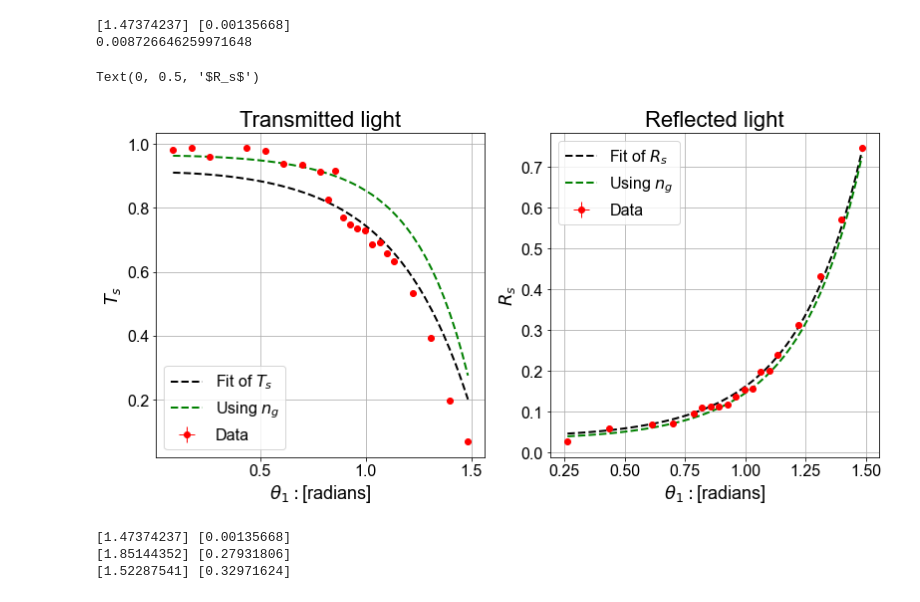
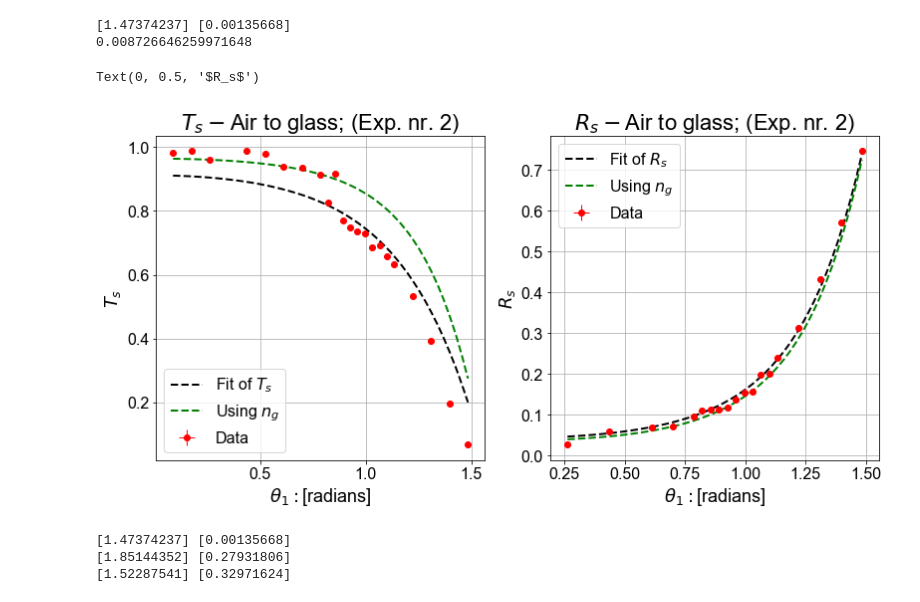
Before and after one commit to Neub28/Experimentel-Physics-2, a Jupyter notebook: Databehandling/Labdag 3/s-polariseret/Databehandling luft til glas - s.ipynb, the cells around one changed output. Drawn from its saved outputs; the diff is of its cells as text; code cells hidden in the pictures.

```diff
--- a/Databehandling/Labdag 3/s-polariseret/Databehandling luft til glas - s.ipynb
+++ b/Databehandling/Labdag 3/s-polariseret/Databehandling luft til glas - s.ipynb
@@ -147,8 +147,8 @@ print(sigma_radian)
 0.008726646259971648
 # %%
 fig, axs = plt.subplots(1,2, figsize=(13,6))
-axs[1].set_title("Reflected light")
-axs[0].set_title("Transmitted light")
+axs[1].set_title(r"$R_s-$Air to glass; (Exp. nr. 2)")
+axs[0].set_title(r"$T_s-$Air to glass; (Exp. nr. 2)")
 
 
 def Rkoef(theta_1, n_komb): #Gælder kun for S polariseret lys
@@ -178,34 +178,34 @@ for i, a in enumerate(Ts):
 for i, a in enumerate(Rs):
     if a[0] > 0 and a[0] < 1:
         Rl.append(a[0])
         theta_newR.append(theta1R[i])
         R_uc.append(0.00207829)
 
 nTT, pcovnT = curve_fit(Tkoef, theta_newT, Tl, absolute_sigma=True, bounds=(0.2,1))
 nRR, pcovnR = curve_fit(Rkoef, theta_newR, Rl, absolute_sigma=True, bounds=(0.2,1))
 
 theta_T = np.linspace(min(theta_newT), max(theta_newT))
 theta_R = np.linspace(min(theta_newR), max(theta_newR))
 
 axs[0].errorbar(theta_newT, Tl, xerr=sigma_radian, yerr=T_uc, lw=1, label="Data", c='r', fmt='o')
 axs[1].errorbar(theta_newR, Rl, xerr=sigma_radian, yerr=R_uc, lw=1, label="Data", c='r', fmt='o')
 
 axs[0].plot(theta_T, Tkoef(theta_T, nTT), ls="--", c="k", lw=2, label=r"Fit of $T_s$")
 axs[1].plot(theta_R, Rkoef(theta_R, nRR), ls="--", c="k", lw=2, label=r"Fit of $R_s$")
 
 axs[0].plot(theta_T, Tkoef(theta_T, 1/1.47374237), ls="--", c="g", lw=2, label=r"Using $n_g$")
 axs[1].plot(theta_R, Rkoef(theta_R, nT), ls="--", c="g", lw=2, label=r"Using $n_g$")
 
 
 for ax in axs:
     ax.grid()
     ax.legend()
     ax.set_xlabel(r"$\theta_1: $[radians]")
 axs[0].set_ylabel(r"$T_s$")
 axs[1].set_ylabel(r"$R_s$")
 # %% [output]
 Text(0, 0.5, '$R_s$')
-[figure, old version]
+[figure, new version]
 # %%
 print(1/nT, np.sqrt(np.diag(pcovT)))
 print(1/nTT, np.sqrt(np.diag(pcovnT)))
```
Also changed, not shown: 2 other files.
